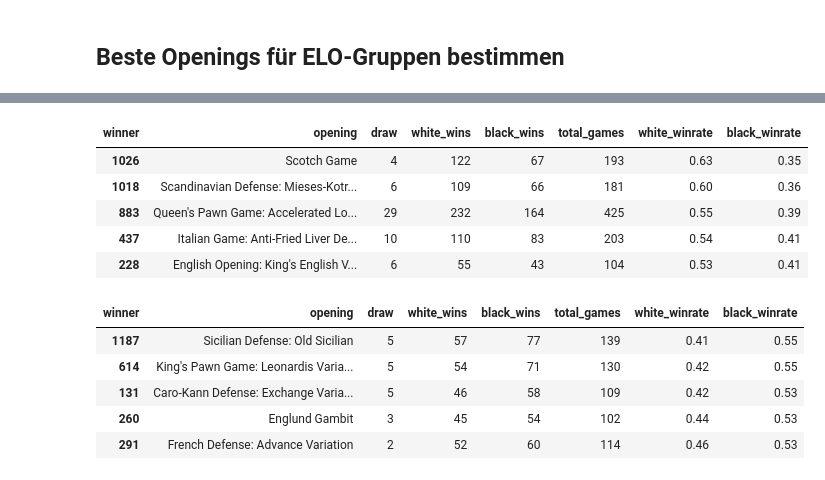
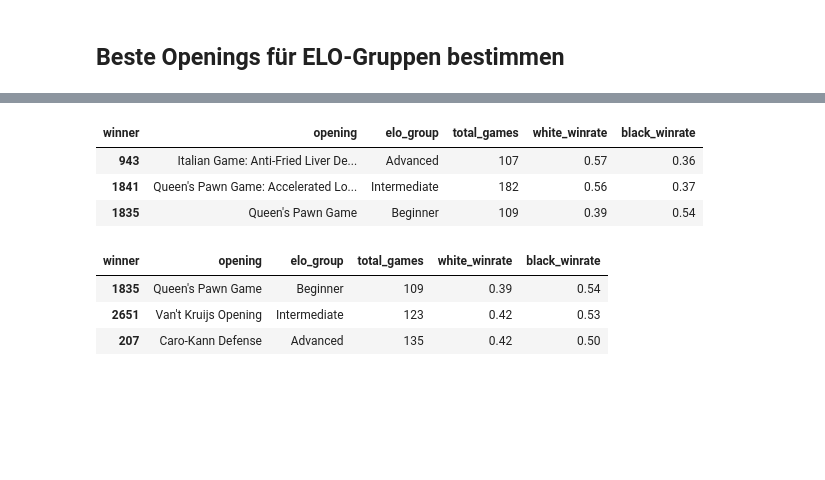
Before and after one commit to croco22/chess, a Jupyter notebook: explore.ipynb, the cells around one changed output, grey strips where cells are left out. Saved outputs shown, nothing was run; the diff lists cells and outputs as text; code cells hidden in the pictures; blank space fills up the shorter version.

```diff
--- a/explore.ipynb
+++ b/explore.ipynb
@@ -83,7 +83,7 @@ counts.head()
 ## Beste Openings für ELO-Gruppen bestimmen
 # %%
 summary = (
-    df.groupby("opening")["winner"]
+    df.groupby(["opening", "elo_group"])["winner"]
     .value_counts()
     .unstack(fill_value=0)
     .rename(columns={0: "draw", 1: "white_wins", 2: "black_wins"})
@@ -95,5 +95,8 @@ summary.reset_index(inplace=True)
 summary["white_winrate"] = (summary.white_wins / summary.total_games).round(2)
 summary["black_winrate"] = (summary.black_wins / summary.total_games).round(2)
 
+summary = summary[summary['total_games'] > 100]
+summary = summary[["opening", "elo_group", "total_games", "white_winrate", "black_winrate"]]
+
 summary.head()
 # %% [output]
@@ -106,21 +109,20 @@ summary.head()
 # %%
 # Best Openings for White
-best = summary[summary['total_games'] > 100]
-best.sort_values(by="white_winrate", ascending=False).head()
+idx = summary.groupby("elo_group")["white_winrate"].idxmax()
+df_top_white_winrate = summary.loc[idx]
+df_top_white_winrate.sort_values(by="white_winrate", ascending=False).head()
 # %% [output]
-| winner | opening | draw | white_wins | black_wins | total_games | white_winrate | black_winrate |
-| 1026 | Scotch Game | 4 | 122 | 67 | 193 | 0.63 | 0.35 |
-| 1018 | Scandinavian Defense: Mieses-Kotr... | 6 | 109 | 66 | 181 | 0.60 | 0.36 |
-| 883 | Queen's Pawn Game: Accelerated Lo... | 29 | 232 | 164 | 425 | 0.55 | 0.39 |
-| 437 | Italian Game: Anti-Fried Liver De... | 10 | 110 | 83 | 203 | 0.54 | 0.41 |
-| 228 | English Opening: King's English V... | 6 | 55 | 43 | 104 | 0.53 | 0.41 |
+| winner | opening | elo_group | total_games | white_winrate | black_winrate |
+| 943 | Italian Game: Anti-Fried Liver De... | Advanced | 107 | 0.57 | 0.36 |
+| 1841 | Queen's Pawn Game: Accelerated Lo... | Intermediate | 182 | 0.56 | 0.37 |
+| 1835 | Queen's Pawn Game | Beginner | 109 | 0.39 | 0.54 |
 # %%
 # Best Openings for Black
-best.sort_values(by="black_winrate", ascending=False).head()
+idx = summary.groupby("elo_group")["black_winrate"].idxmax()
+df_top_black_winrate = summary.loc[idx]
+df_top_black_winrate.sort_values(by="black_winrate", ascending=False).head()
 # %% [output]
-| winner | opening | draw | white_wins | black_wins | total_games | white_winrate | black_winrate |
-| 1187 | Sicilian Defense: Old Sicilian | 5 | 57 | 77 | 139 | 0.41 | 0.55 |
-| 614 | King's Pawn Game: Leonardis Varia... | 5 | 54 | 71 | 130 | 0.42 | 0.55 |
-| 131 | Caro-Kann Defense: Exchange Varia... | 5 | 46 | 58 | 109 | 0.42 | 0.53 |
-| 260 | Englund Gambit | 3 | 45 | 54 | 102 | 0.44 | 0.53 |
-| 291 | French Defense: Advance Variation | 2 | 52 | 60 | 114 | 0.46 | 0.53 |
+| winner | opening | elo_group | total_games | white_winrate | black_winrate |
+| 1835 | Queen's Pawn Game | Beginner | 109 | 0.39 | 0.54 |
+| 2651 | Van't Kruijs Opening | Intermediate | 123 | 0.42 | 0.53 |
+| 207 | Caro-Kann Defense | Advanced | 135 | 0.42 | 0.50 |
```
Also changed, not shown: parts of 1 cell of this notebook.
